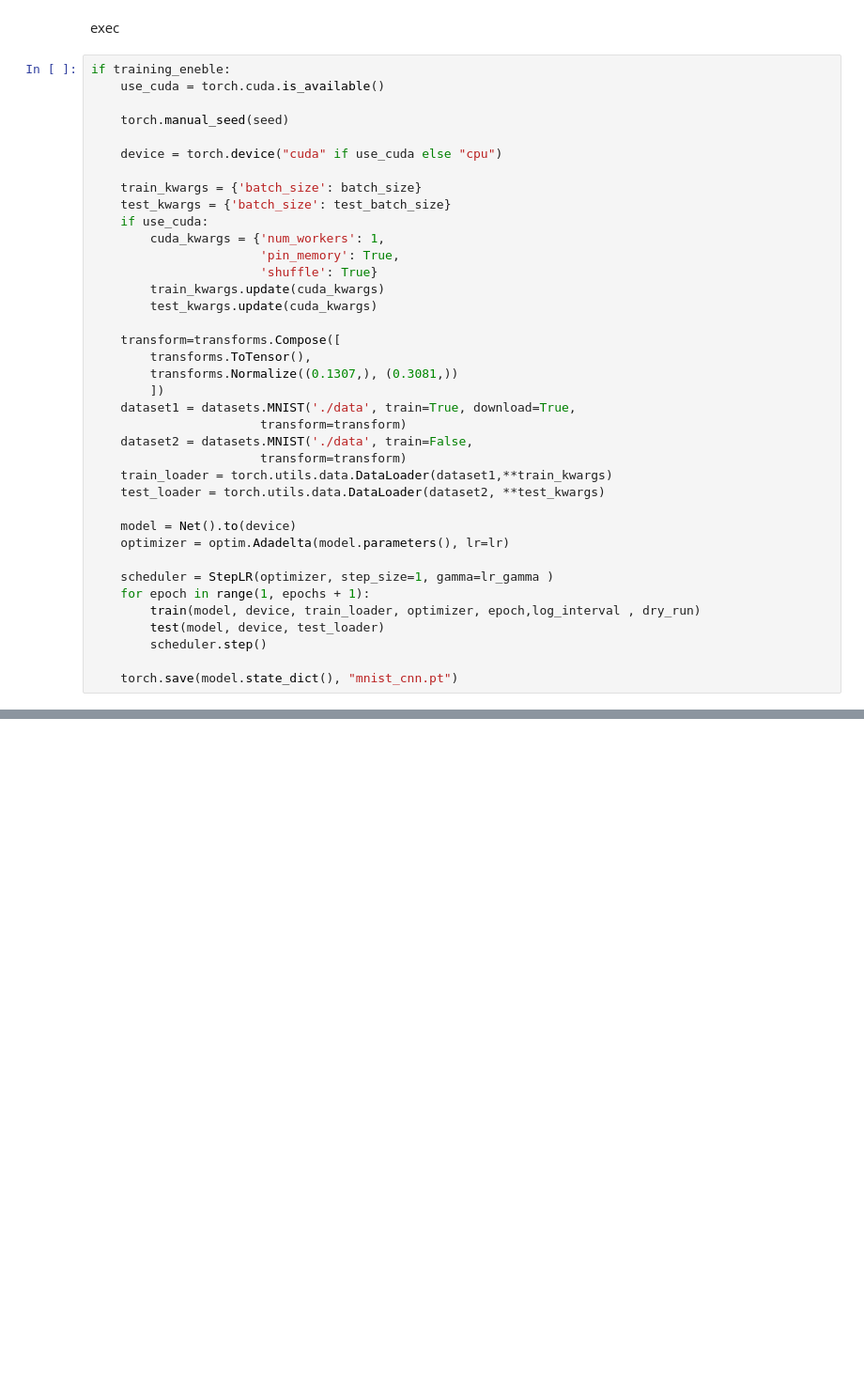
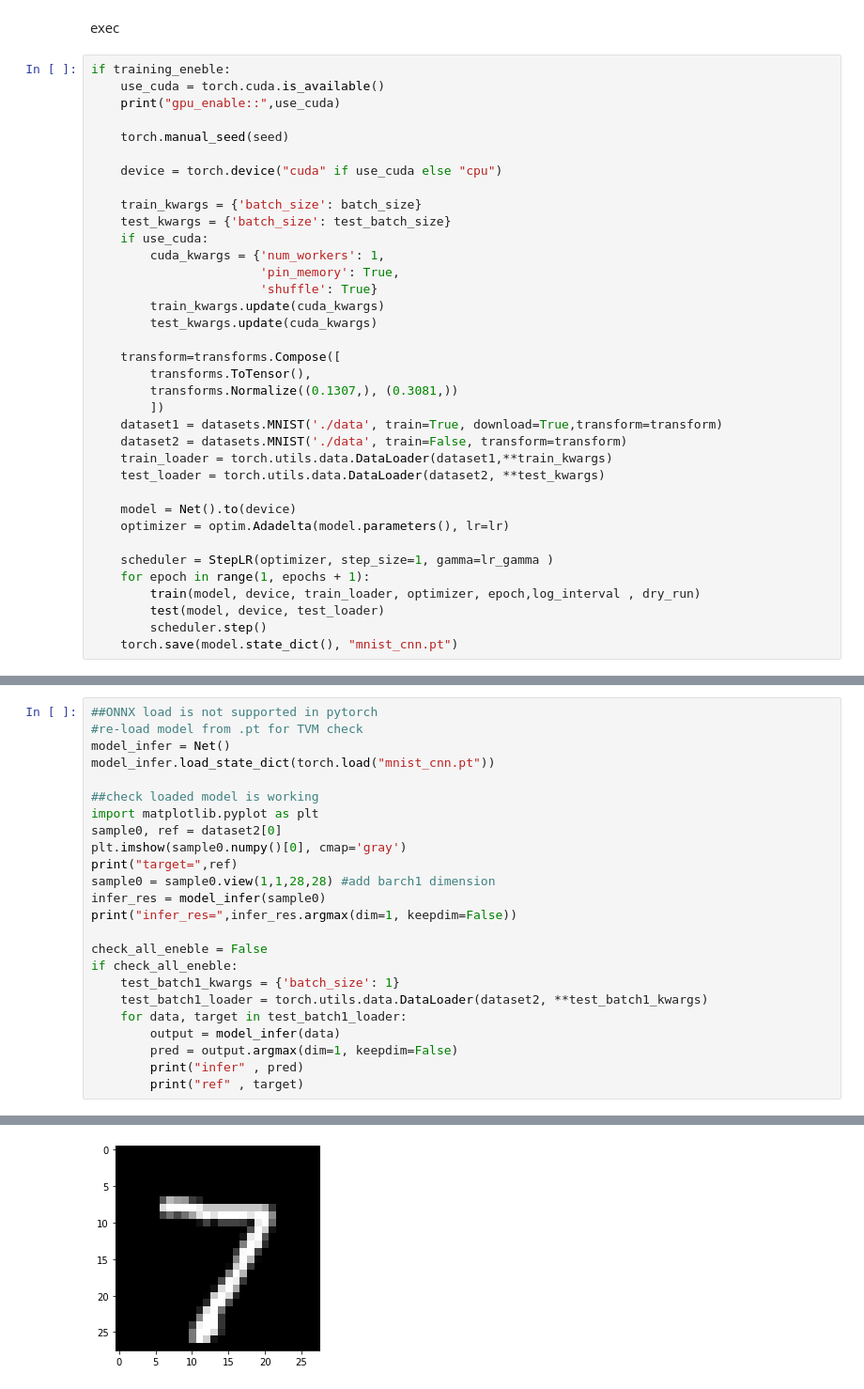
Before and after one commit to tommy-ietomi-rep/Example_Pytorch_ONNX_ApacheTVM, a Jupyter notebook: Example_Pytorch_ONNX_ApacheTVM.ipynb, the cells around one changed output, grey strips where cells are left out. Shown at 94% size. Saved outputs shown, nothing was run; the diff lists cells and outputs as text; blank space fills up the shorter version.

Commit message:
update ONNX & tvm codes

```diff
--- a/Example_Pytorch_ONNX_ApacheTVM.ipynb
+++ b/Example_Pytorch_ONNX_ApacheTVM.ipynb
@@ -91,6 +118,7 @@ exec
 # %%
 if training_eneble:
     use_cuda = torch.cuda.is_available()
+    print("gpu_enable::",use_cuda)
 
     torch.manual_seed(seed)
 
@@ -109,10 +137,8 @@ if training_eneble:
         transforms.ToTensor(),
         transforms.Normalize((0.1307,), (0.3081,))
         ])
-    dataset1 = datasets.MNIST('./data', train=True, download=True,
-                       transform=transform)
-    dataset2 = datasets.MNIST('./data', train=False,
-                       transform=transform)
+    dataset1 = datasets.MNIST('./data', train=True, download=True,transform=transform)
+    dataset2 = datasets.MNIST('./data', train=False, transform=transform)
     train_loader = torch.utils.data.DataLoader(dataset1,**train_kwargs)
     test_loader = torch.utils.data.DataLoader(dataset2, **test_kwargs)
 
@@ -124,6 +150,5 @@ if training_eneble:
         train(model, device, train_loader, optimizer, epoch,log_interval , dry_run)
         test(model, device, test_loader)
         scheduler.step()
-
     torch.save(model.state_dict(), "mnist_cnn.pt")
 # %% [output]
@@ -146,0 +213,25 @@ Test set: Average loss: 0.0258, Accuracy: 9919/10000 (99%)
+# %%
+##ONNX load is not supported in pytorch
+#re-load model from .pt for TVM check
+model_infer = Net()
+model_infer.load_state_dict(torch.load("mnist_cnn.pt"))
+
+##check loaded model is working
+import matplotlib.pyplot as plt
+sample0, ref = dataset2[0]
+plt.imshow(sample0.numpy()[0], cmap='gray')
+print("target=",ref)
+sample0 = sample0.view(1,1,28,28) #add barch1 dimension
+infer_res = model_infer(sample0)
+print("infer_res=",infer_res.argmax(dim=1, keepdim=False))
+
+check_all_eneble = False
+if check_all_eneble:
+    test_batch1_kwargs = {'batch_size': 1}
+    test_batch1_loader = torch.utils.data.DataLoader(dataset2, **test_batch1_kwargs)
+    for data, target in test_batch1_loader:
+        output = model_infer(data)
+        pred = output.argmax(dim=1, keepdim=False)
+        print("infer" , pred)
+        print("ref" , target)
+# %% [output]
@@ -146,0 +240 @@ Test set: Average loss: 0.0258, Accuracy: 9919/10000 (99%)
+[figure, added]
```
Also changed, not shown: parts of 12 cells of this notebook.
